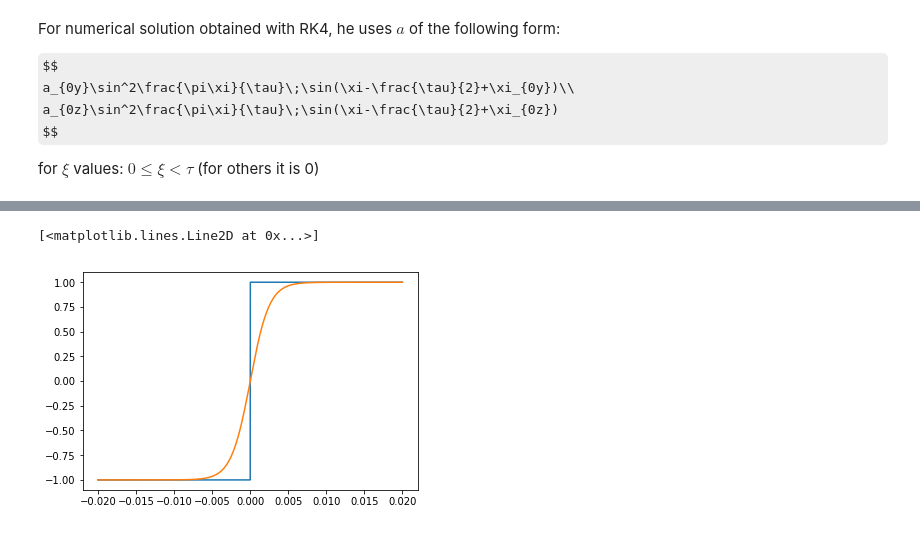
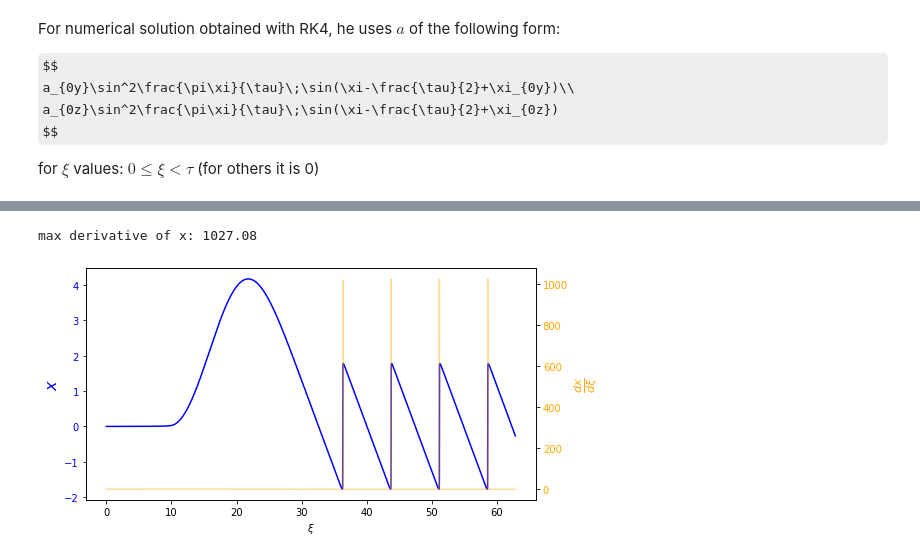
Before and after one commit to lukoshkin/SR_research, a Jupyter notebook: src/Thin_foil_model.ipynb, the cells around one changed output, grey strips where cells are left out. Saved outputs shown, nothing was run; the diff lists cells and outputs as text; code cells hidden in the pictures; some formulas as TeX source.

```diff
--- a/src/Thin_foil_model.ipynb
+++ b/src/Thin_foil_model.ipynb
@@ -685,7 +581,0 @@ plt.yticks(fontsize=16);
-# %%
-sw=1.
-xi = torch.arange(0, 20*math.pi, 1e-2)
-x = nets[0](main(xi)).detach()
-
-plt.figure()
-plt.plot(xi/2/math.pi+sw*x/2/math.pi, x/2/math.pi, 'k', lw=2, label='$x/\lambda_L$')
@@ -694,6 +581,0 @@ NameError: name 'nets' is not defined
-# %%
-xi = torch.linspace(0, math.pi)
-x = net(xi)[:, 0].detach()
-
-plt.figure()
-plt.plot(xi/2/math.pi+x/2/math.pi, x/2/math.pi)
@@ -704,7 +581,0 @@ plt.plot(xi/2/math.pi+x/2/math.pi, x/2/math.pi)
-# %%
-sw=1.
-xi = torch.arange(0, 20*math.pi, 1e-2)
-x = net(xi)[:, 0].detach()
-
-plt.figure()
-plt.plot(xi/2/math.pi+sw*x/2/math.pi, x/2/math.pi, 'k', lw=2, label='$x/\lambda_L$')
@@ -717,10 +582,19 @@ plt.plot(xi/2/math.pi+sw*x/2/math.pi, x/2/math.pi, 'k', lw=2, label='$x/\lambda_
-# %%
-xx=linspace(-0.02*2*pi, 0.02*2*pi, 10000)
-
-plot(xx/2/pi, sign(xx))
-approx_sign = tanh(xx/(0.01/4*2*pi))
-
-plot(xx/2/pi, approx_sign)
-# %% [output]
-[<matplotlib.lines.Line2D at 0x...>]
-[figure, removed]
+# %%
+dx_dxi = np.gradient(x) / dxi
+print(r'max derivative of x:', f'{max(dx_dxi):.2f}')
+
+fig, ax1 = plt.subplots(figsize=(8, 4))
+ax1.plot(xi, x, c='blue')
+ax1.set_ylabel(r'$x$', c='blue', size=16)
+ax1.tick_params(axis='y', labelcolor='blue')
+ax1.set_xlabel(r'$\xi$')
+
+ax2 = ax1.twinx()
+ax2.plot(xi, dx_dxi, c='orange', alpha=.4);
+ax2.set_ylabel(r'$\frac{dx}{d\xi}$', c='orange', size=16)
+ax2.tick_params(axis='y', labelcolor='orange')
+
+plt.tight_layout();
+# %% [output]
+max derivative of x: 1027.08
+[figure, added]
```
Also changed, not shown: parts of 54 cells of this notebook, 9 other files.
